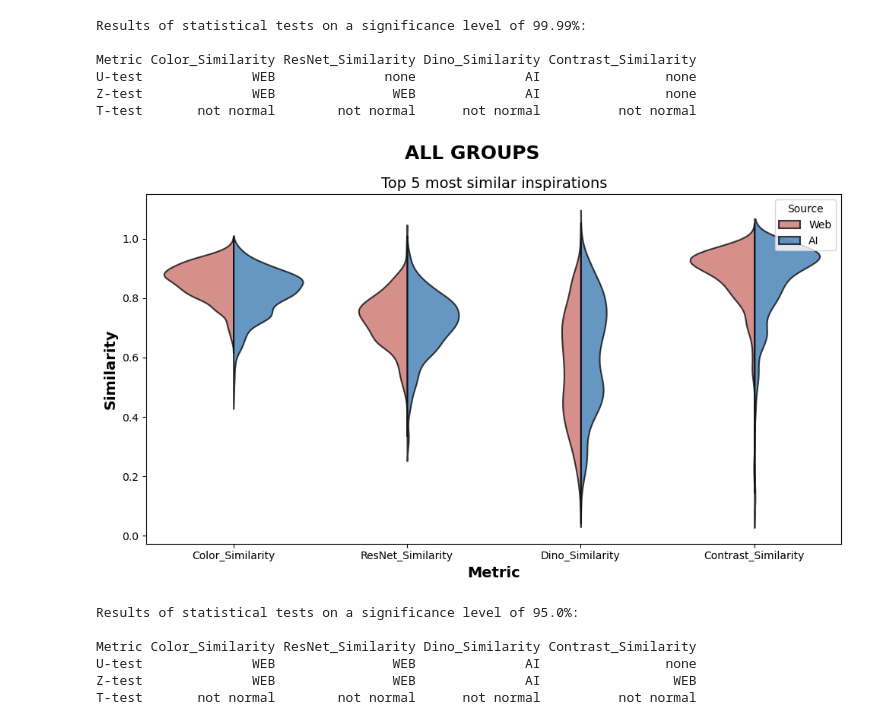
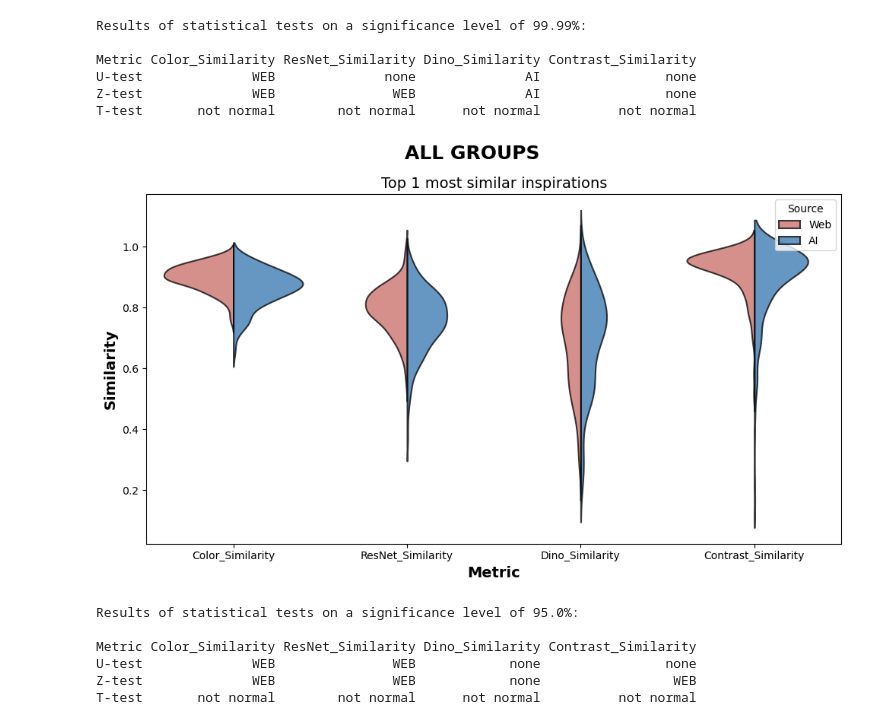
Before and after one commit to adamtms/AI-nspired, a Jupyter notebook: group_scores.ipynb, the cells around one changed output. Drawn from its saved outputs; the diff is of its cells as text; code cells hidden in the pictures.

Commit message:
Add full analysis of all groups

```diff
--- a/group_scores.ipynb
+++ b/group_scores.ipynb
@@ -487,13 +487,13 @@ U-test              WEB              none              AI                none
 Z-test              WEB               WEB              AI                none
 T-test       not normal        not normal      not normal          not normal
 # %%
-all_groups_more = show_similarity_all_groups(5)
+all_groups_more = show_similarity_all_groups(1)
 perform_tests_table(all_groups_more, 0.05)
 # %% [output]
-[figure, old version]
+[figure, new version]
 Results of statistical tests on a significance level of 95.0%:
 
 Metric Color_Similarity ResNet_Similarity Dino_Similarity Contrast_Similarity
-U-test              WEB               WEB              AI                none
-Z-test              WEB               WEB              AI                 WEB
+U-test              WEB               WEB            none                none
+Z-test              WEB               WEB            none                 WEB
 T-test       not normal        not normal      not normal          not normal
```
Also changed, not shown: parts of 1 cell of this notebook, 1 other file.
